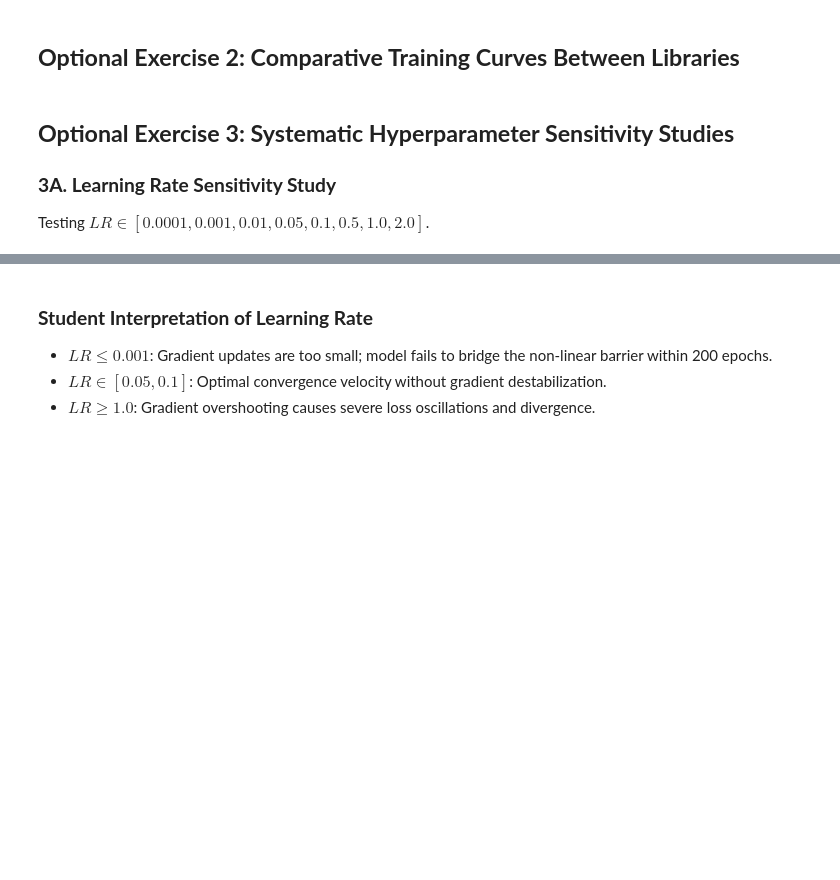
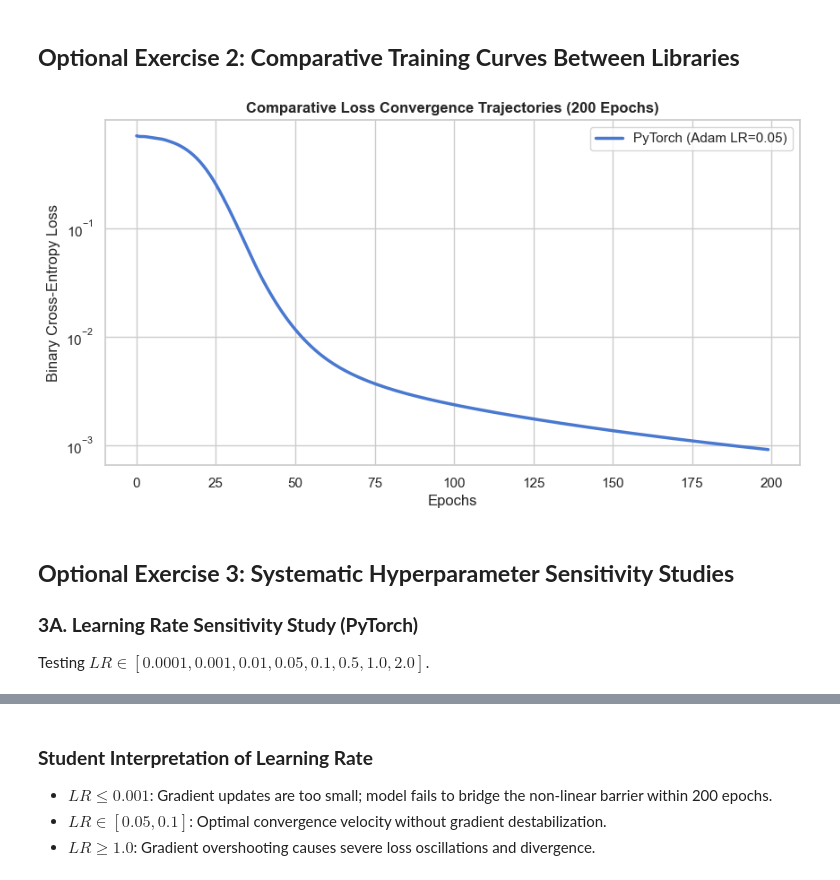
Before and after one commit to Achindra2003/ML-lab-2547105, a Jupyter notebook: Lab 10/Lab_10_MLP_XOR.ipynb, the cells around one changed output, grey strips where cells are left out. Saved outputs shown, nothing was run; the diff lists cells and outputs as text; code cells hidden in the pictures; blank space fills up the shorter version.

```diff
--- a/Lab 10/Lab_10_MLP_XOR.ipynb
+++ b/Lab 10/Lab_10_MLP_XOR.ipynb
@@ -281,19 +335,22 @@ All three frameworks generate curved decision manifolds enclosing $(0,1)$ and $(
 ## **Optional Exercise 2: Comparative Training Curves Between Libraries**
 # %%
 plt.figure(figsize=(10, 5))
-plt.plot(keras_hist.history['loss'], label='Keras (Adam LR=0.05)', linewidth=2.5)
-plt.plot(pt_losses, label='PyTorch (Adam LR=0.05)', linewidth=2.5, linestyle='--')
-plt.plot(tf_losses, label='TF Low-Level (Adam LR=0.05)', linewidth=2.5, linestyle=':')
+plt.plot(pt_losses, label='PyTorch (Adam LR=0.05)', linewidth=2.5)
+if HAS_TF:
+    plt.plot(keras_hist.history['loss'], label='Keras (Adam LR=0.05)', linewidth=2.5, linestyle='--')
+    plt.plot(tf_losses, label='TF Low-Level (Adam LR=0.05)', linewidth=2.5, linestyle=':')
 plt.title("Comparative Loss Convergence Trajectories (200 Epochs)", fontweight='bold')
 plt.xlabel("Epochs")
 plt.ylabel("Binary Cross-Entropy Loss")
 plt.yscale('log')
 plt.legend()
 plt.show()
+# %% [output]
+[figure, added]
 # %% [markdown]
 ## **Optional Exercise 3: Systematic Hyperparameter Sensitivity Studies**
 
-### **3A. Learning Rate Sensitivity Study**
+### **3A. Learning Rate Sensitivity Study (PyTorch)**
 Testing $LR \in [0.0001, 0.001, 0.01, 0.05, 0.1, 0.5, 1.0, 2.0]$.
 # %%
 lrs = [0.0001, 0.001, 0.01, 0.05, 0.1, 0.5, 1.0, 2.0]
```
Also changed, not shown: parts of 12 cells of this notebook, 1 other file.
